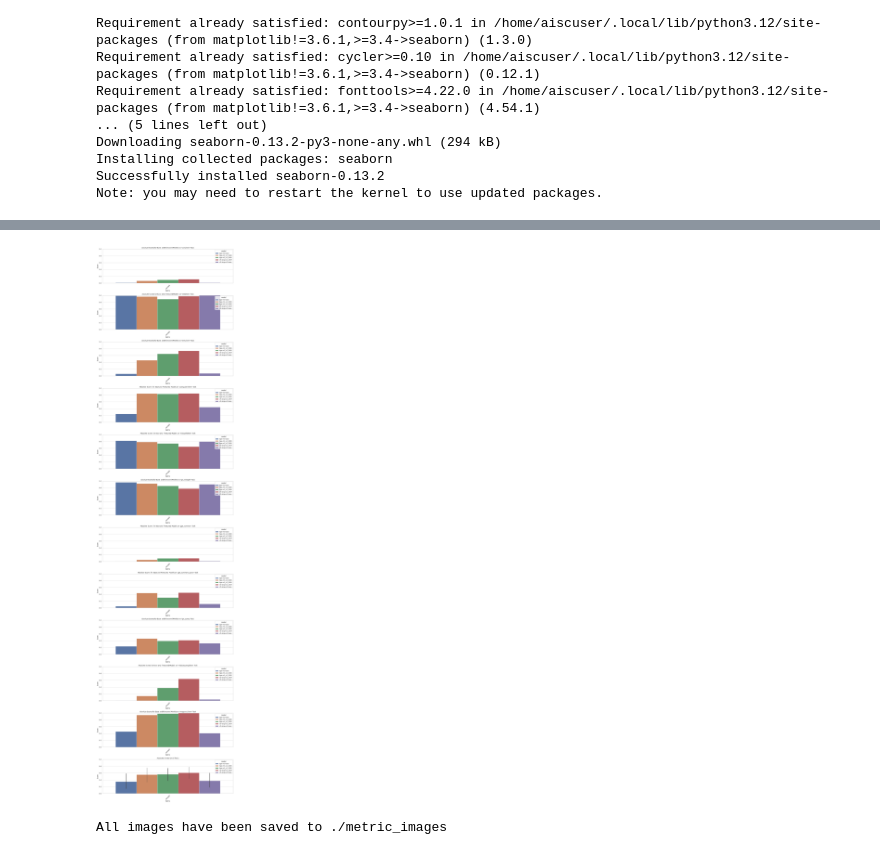
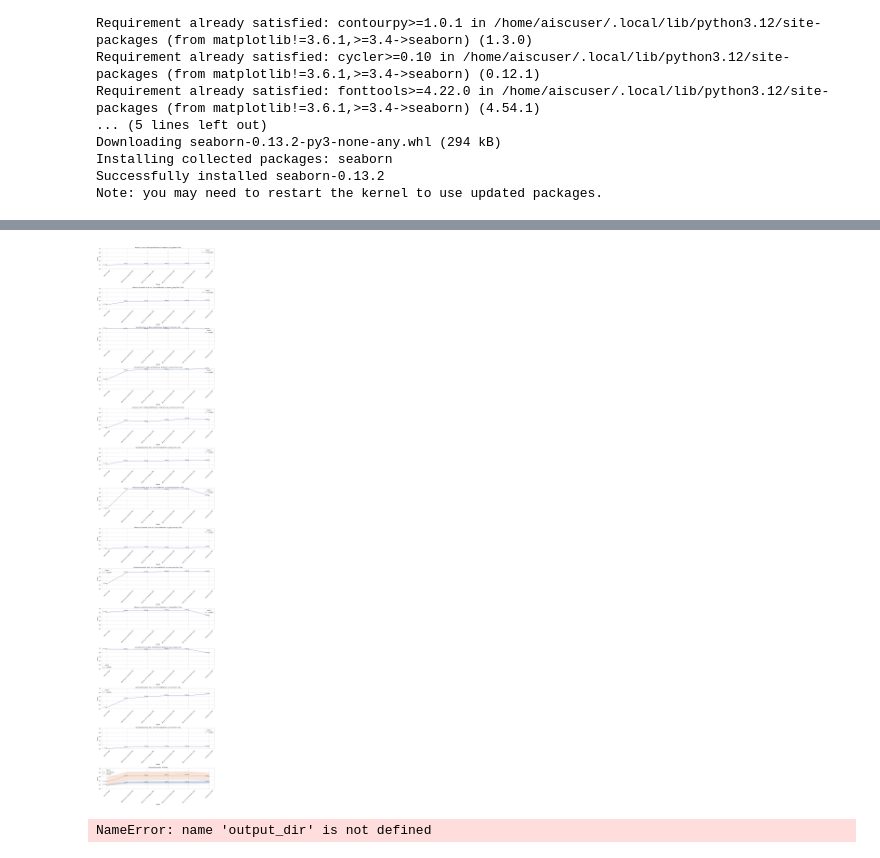
Before and after one commit to Yinita/RecAI, a Jupyter notebook: RecLM-emb/analysis.ipynb, the cells around one changed output, grey strips where cells are left out. Saved outputs shown, nothing was run; the diff lists cells and outputs as text; code cells hidden in the pictures.

```diff
--- a/RecLM-emb/analysis.ipynb
+++ b/RecLM-emb/analysis.ipynb
@@ -60,7 +52,7 @@ for folder in os.listdir(root_dir):
                     for metric_name, metric_value in metrics.items():
                         if metric_name =="ndcg@5":
                             data.append([model, task_name, metric_name, metric_value])
-                        if task_name in ["query2item", "sparse_query2item"]
+                        if task_name in ["query2item", "sparse_query2item"]:
                             if metric_name =="coverage@5":
                                 data.append([model, task_name, metric_name, metric_value])
 
@@ -72,6 +64,5 @@ df = pd.DataFrame(data, columns=["model", "task", "metric", "value"])
 output_csv_path = "output/all_models_metrics_filtered.csv"
 df.to_csv(output_csv_path, index=False)
 
-# 打印生成的DataFrame
-print(df)
+df.head()
 # %% [output]
@@ -102,35 +97,25 @@ import re
 file_path = "./metric_images/summary.png"  # 替换为你想要保存图片的目录路径
 
 
-# 假设 base 模型以 '-base' 为标志，例如 'bge-m3-base' 或 'e5-large-v2-base'
-base_model_suffix = '-base'
 
-# 初始化一个空的 DataFrame 来保存数据
-plot_data = []
 
-# 遍历每个唯一的任务
-for task in df["task"].unique().tolist():
-    # 过滤当前任务的数据
-    task_data = df[df["task"] == task]
+condition_1 = df["model"].str.contains("checkpoint", na=False)
+condition_2 = df["model"] == "e5-large-v2_1007"
+condition_3 = df["model"] == "bge-m3-base"
 
-    # 匹配 'bge' 和 'e5' 模型的前缀，并包括 '-base' 后缀的模型
-    model_names = task_data["model"].str.extract(r'(bge-m3|e5-large-v2).*')[0].dropna().unique()
+# 组合条件：筛选满足任意条件的行
+filtered_df = df[condition_1 | condition_2 | condition_3]
 
-    for model_prefix in model_names:
-        # 获取该模型的 base 和 finetuned 数据
-        selected_rows = task_data[task_data["model"].str.contains(f"{model_prefix}")]
+# 对 'checkpoint' 后的数字进行排序
+def extract_checkpoint_number(model_name):
+    if 'checkpoint' in model_name:
+        return int(model_name.split('-')[-1])
+    if 'bge-m3-base' == model_name:
+        return int(0)
+    return float('inf')  # 非 checkpoint 的模型放在最后
 
-        # 对每个 metric 处理绝对分值
-        for metric in task_data["metric"].unique():
-            for _, row in selected_rows.iterrows():
-                if row["metric"] == metric:
-                    # 记录模型及其绝对分值
-                    plot_data.append([task, model_prefix, row["model"], metric, row["value"]])
+plot_df = filtered_df.sort_values(by="model", key=lambda x: x.map(extract_checkpoint_number))
 
-# 将数据转换为 DataFrame
-plot_df = pd.DataFrame(plot_data, columns=["task", "model_prefix", "model", "metric", "value"])
-
-# 设置 Seaborn 的样式
 sns.set(style="whitegrid")
 
 # 获取所有任务的列表
@@ -142,41 +127,51 @@ fig, axes = plt.subplots(nrows=len(tasks) + 1, ncols=1, figsize=(15, 5 * (len(ta
 # 遍历每个唯一的任务，绘制绝对分值的子图
 for idx, task in enumerate(tasks):
     # 过滤当前任务的数据
     task_data = plot_df[plot_df["task"] == task]
 
-    # 绘制绝对分值的条形图到子图中
-    sns.barplot(ax=axes[idx], x="metric", y="value", hue="model", data=task_data)
+    # 绘制绝对分值的折线图到子图中
+    sns.lineplot(ax=axes[idx], x="model", y="value", hue="metric", data=task_data, marker='o')
 
     # 设置图表标题和标签
     axes[idx].set_title(f"Absolute Scores for Base and Finetuned Models on '{task}' Task")
-    axes[idx].set_xlabel("Metric")
+    axes[idx].set_xlabel("Model")
     axes[idx].set_ylabel("Score")
+
+    # 在每个点上显示具体的比例
+    for line in axes[idx].lines:
+        for x, y in zip(line.get_xdata(), line.get_ydata()):
+            axes[idx].text(x, y, f'{y:.2%}', fontsize=9, ha='right', va='bottom')
 
     # 根据不同的 metric 调整刻度范围（例如覆盖范围 0 到 1，准确率等可设置在 0-1 的范围）
     axes[idx].set_ylim(0, 1)  # 默认设置在 0-1 之间
 
     # 调整 x 轴标签的字体大小和旋转角度
     axes[idx].tick_params(axis='x', rotation=45)
 
 # 绘制包含所有任务的综合表现的子图
-sns.barplot(ax=axes[-1], x="metric", y="value", hue="model", data=plot_df)
+sns.lineplot(ax=axes[-1], x="model", y="value", hue="metric", data=plot_df, marker='o')
 axes[-1].set_title("Absolute Scores for All Tasks")
-axes[-1].set_xlabel("Metric")
+axes[-1].set_xlabel("Model")
 axes[-1].set_ylabel("Score")
+
+# 在综合子图的每个点上显示具体的比例
+for line in axes[-1].lines:
+    for x, y in zip(line.get_xdata(), line.get_ydata()):
+        axes[-1].text(x, y, f'{y:.2%}', fontsize=9, ha='right', va='bottom')
+
 axes[-1].set_ylim(0, 1)
 axes[-1].tick_params(axis='x', rotation=45)
 
 # 调整子图之间的间距
 plt.tight_layout()
 
 # 保存图片到文件
 plt.savefig(file_path)
 plt.show()
 plt.close()
-print(f"All images have been saved to {output_dir}")
 # %% [output]
-[figure, old version]
+[figure, new version]
-All images have been saved to ./metric_images
+NameError: name 'output_dir' is not defined
 # %%
 import os
 import json
```
Also changed, not shown: parts of 8 cells of this notebook, 4 other files.
